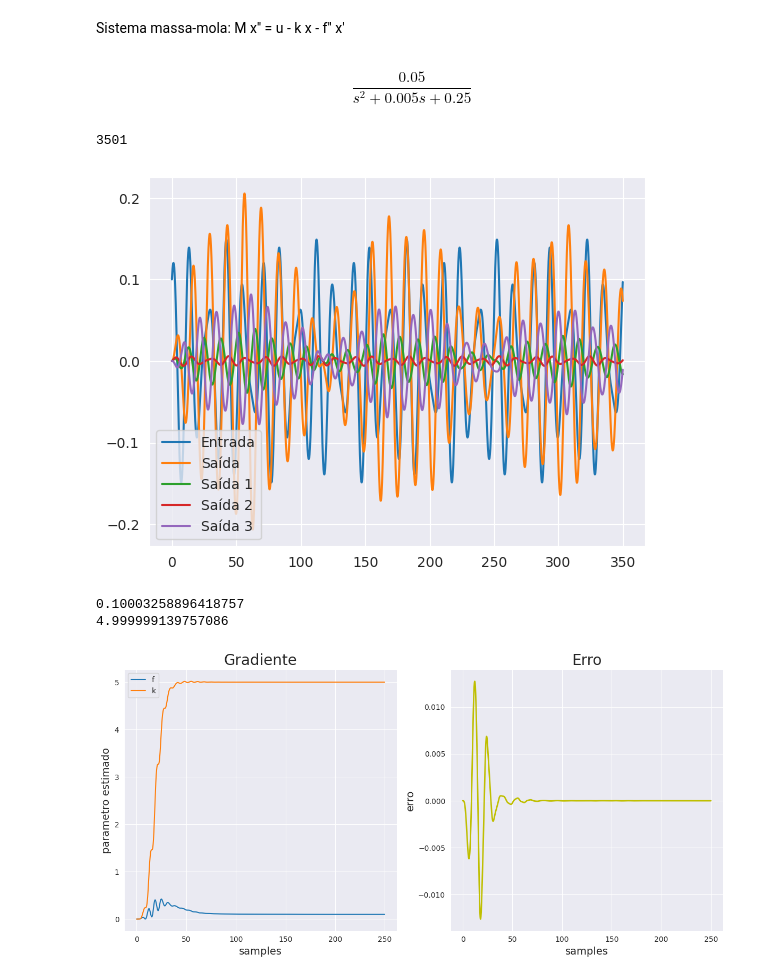
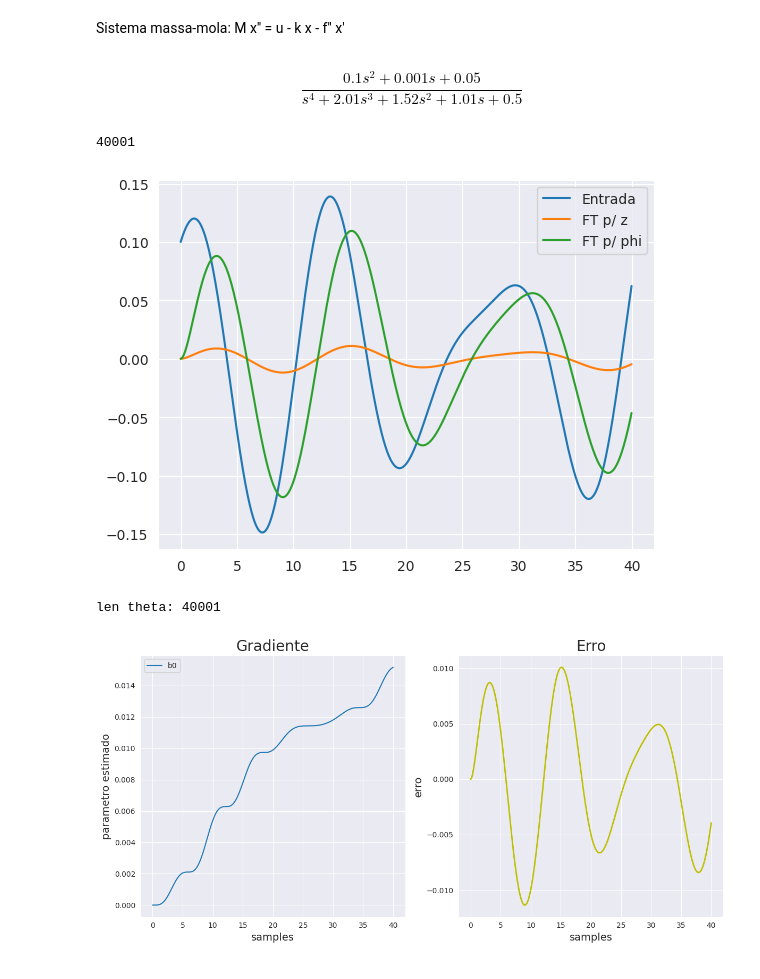
Before and after one commit to SKaiquelima/advanced-control, a Jupyter notebook: execs/exec2/exec2_1.ipynb, the cells around one changed output. Drawn from its saved outputs; the diff is of its cells as text; code cells hidden in the pictures.

```diff
--- a/execs/exec2/exec2_1.ipynb
+++ b/execs/exec2/exec2_1.ipynb
@@ -18,47 +18,51 @@ M = 10
 b0 = 1/M
 a1 = f/M
 a0 = k/M
-# %%
-# Definição das funções de transferência do sistema
-s = matlab.tf('s')
-
-ftx = b0 / (s**2 + a1 * s + a0)
-
-ftx1 = s**2/(s**2 + 2*s+1)*ftx
-ftx2 = b0/(s**2+2*s+1)
-ftx3 = -s/(s**2+2*s+1)*ftx
-ftx4 = -1/(s**2+2*s+1)*ftx
-
-ftx
-# %% [output]
-$$\frac{0.05}{s^2 + 0.005 s + 0.25}$$
+# %%
+# Definição das funções de transferência do sistema
+s = matlab.tf('s')
+
+# estimar z
+ftx = s**2 + a1 * s + a0
+# estimar phi
+ftx1 = 1
+
+# normalização
+lb = s**2 + 2*s + 1
+ftx = ftx/lb
+ftx1 = ftx1/lb
+
+# ?
+ftx = ftx * b0 / (s**2 + a1 * s + a0)
+
+ftx
+# %% [output]
+$$\frac{0.1 s^2 + 0.001 s + 0.05}{s^4 + 2.01 s^3 + 1.52 s^2 + 1.01 s + 0.5}$$
 # %%
 # Parâmetros de simulação
-N = 350
-dt = 0.1  # Taxa de amostragem
+N = 40
+dt = 0.001  # Taxa de amostragem
 T = np.arange(0, N + dt, dt)
 u = 0.1*np.cos(np.pi*T/7) + 0.05*np.sin(np.pi*T/5) # entrada
 
 len(T)
 # %% [output]
-3501
+40001
 # %%
 # Simulação dos modelos
-Y, T, _  = matlab.lsim(ftx, u, T)
-Y1, T, _ = matlab.lsim(ftx1, u, T)
-Y2, T, _ = matlab.lsim(ftx2, u, T)
-Y3, T, _ = matlab.lsim(ftx3, u, T)
-Y4, T, _ = matlab.lsim(ftx4, u, T)
+z, T, _  = matlab.lsim(ftx, u, T)
+phi, T, _ = matlab.lsim(ftx1, u, T)
+
 
 # Plotagem dos resultados juntos
-corte = len(T) - 1
+corte = 1*(len(T) - 1) # facilitar visualização
+corte = int(np.ceil(corte))
 plt.plot(T[:corte], u[:corte], label='Entrada')
-plt.plot(T[:corte], Y[:corte], label='Saída')
-plt.plot(T[:corte], Y1[:corte], label='Saída 1')
-plt.plot(T[:corte], Y2[:corte], label='Saída 2')
-plt.plot(T[:corte], Y3[:corte], label='Saída 3')
+plt.plot(T[:corte], z[:corte], label='FT p/ z')
+plt.plot(T[:corte], phi[:corte], label='FT p/ phi')
+
 plt.legend()
 plt.show()
 # %% [output]
-[figure, old version]
+[figure, new version]
 # %%
@@ -90,15 +87,13 @@ for k in range(0, int(N/dt)):
 # Crie uma figura com 1 linha e 2 colunas para os subplots
 fig, axs = plt.subplots(1, 2, figsize=(12, 6))
 
-corte = 2500
+print(f'len theta: {len(theta)}')
+corte = len(theta)
 
 fontesize = 14
 titlesize = 20
-theta[0, :] = 20 * theta[0, :]
-theta[1, :] = 20 * theta[1, :]
 # Primeiro subplot (Gráfico dos parâmetros estimados)
-axs[0].plot(T[:corte], theta[0, :][:corte], label='f')
-axs[0].plot(T[:corte], theta[1, :][:corte], label='k')
+axs[0].plot(T[:corte], theta[:corte], label='b0')
 axs[0].legend()
 axs[0].set_xlabel('samples', fontsize=fontesize)
 axs[0].set_ylabel('parametro estimado', fontsize=fontesize)
@@ -111,15 +106,11 @@ axs[1].set_ylabel('erro', fontsize=fontesize)
 axs[1].set_title('Erro', fontsize=titlesize)
 axs[1].grid(True)
 
-print(theta[0,3100])
-print(theta[1,3100])
-
 # Ajuste o espaço entre os subplots
 plt.tight_layout()
 
 # Exiba os subplots lado a lado
 plt.show()
 # %% [output]
-0.10003258896418757
-4.999999139757086
+len theta: 40001
-[figure, old version]
+[figure, new version]
```
Also changed, not shown: parts of 2 cells of this notebook, 1 other file.
